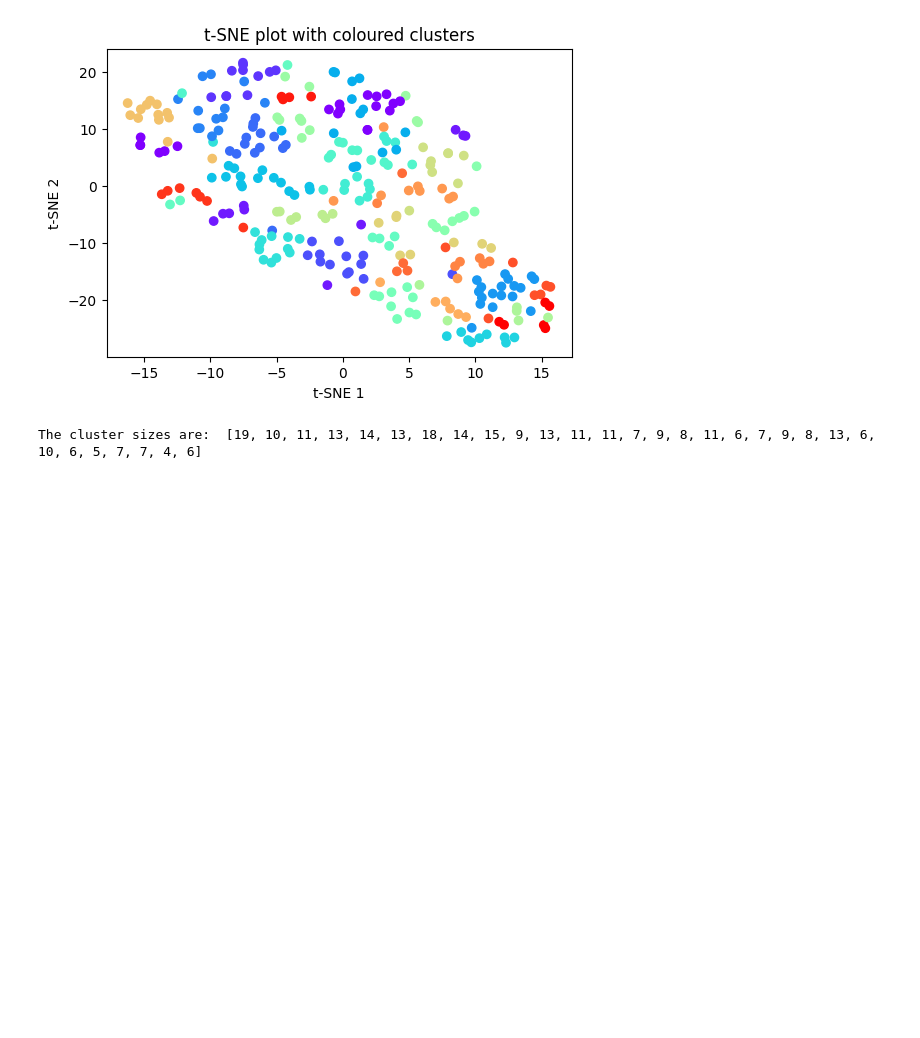
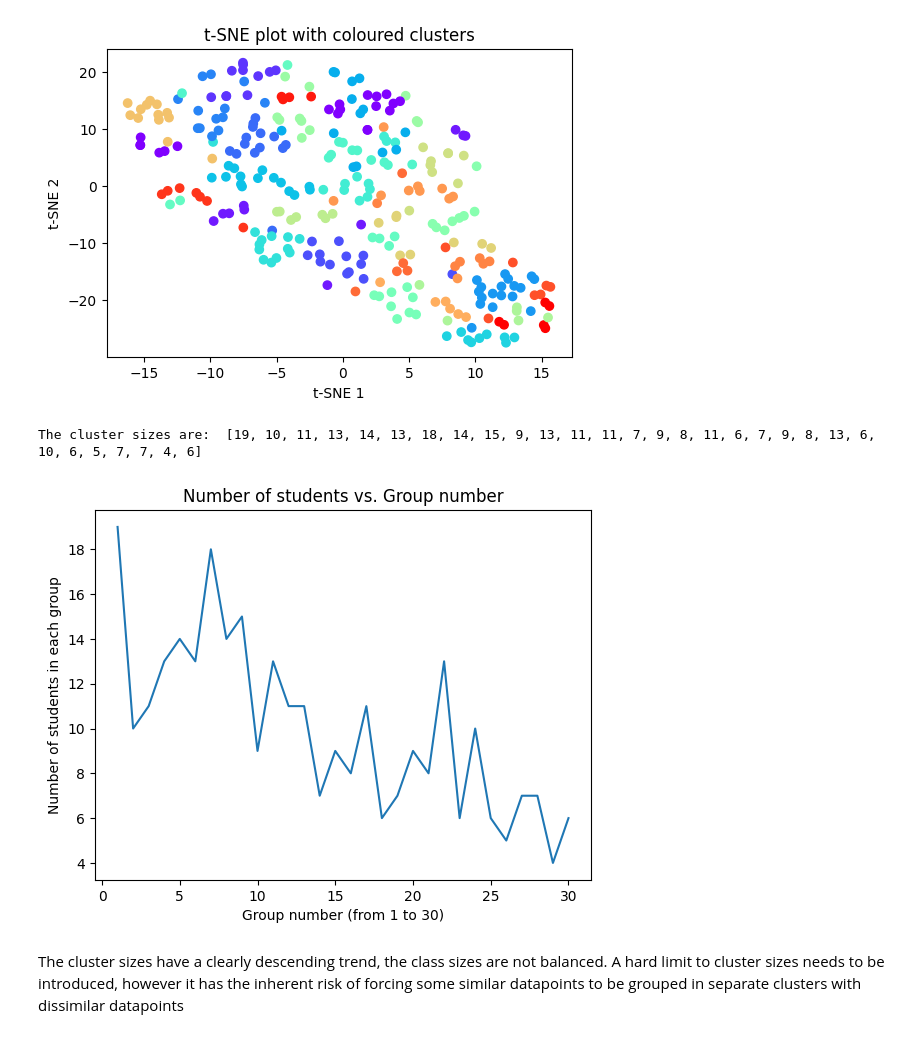
Before and after one commit to WJakubowsk/consultit_elimination, a Jupyter notebook: preprocessing.ipynb, the cells around one changed output. Drawn from its saved outputs; the diff is of its cells as text; code cells hidden in the pictures; blank space fills up the shorter version.

Commit message:
Add agglomerative clustering tests with simple analysis

```diff
--- a/preprocessing.ipynb
+++ b/preprocessing.ipynb
@@ -113,15 +116,25 @@ plt.show()
 # %%
 # check the cluster sizes
 
 cluster_sizes = []
 
 for i in range(30):
 
     cluster_sizes.append(clustered_data_30.tolist().count(i))
 
 print('The cluster sizes are: ', cluster_sizes)
+
+plt.plot(np.arange(1,31), cluster_sizes)
+plt.xlabel('Group number (from 1 to 30)')
+plt.ylabel('Number of students in each group')
+plt.title('Number of students vs. Group number')
+plt.show()
 # %% [output]
 The cluster sizes are:  [19, 10, 11, 13, 14, 13, 18, 14, 15, 9, 13, 11, 11, 7, 9, 8, 11, 6, 7, 9, 8, 13, 6, 10, 6, 5, 7, 7, 4, 6]
+[figure, added]
+# %% [markdown]
+The cluster sizes have a clearly descending trend, the class sizes are not balanced.
+A hard limit to cluster sizes needs to be introduced, however it has the inherent risk of forcing some similar datapoints to be grouped in separate clusters with dissimilar datapoints
 # %%
 from sklearn.metrics import silhouette_score
 # %%
```
Also changed, not shown: parts of 9 cells of this notebook.
